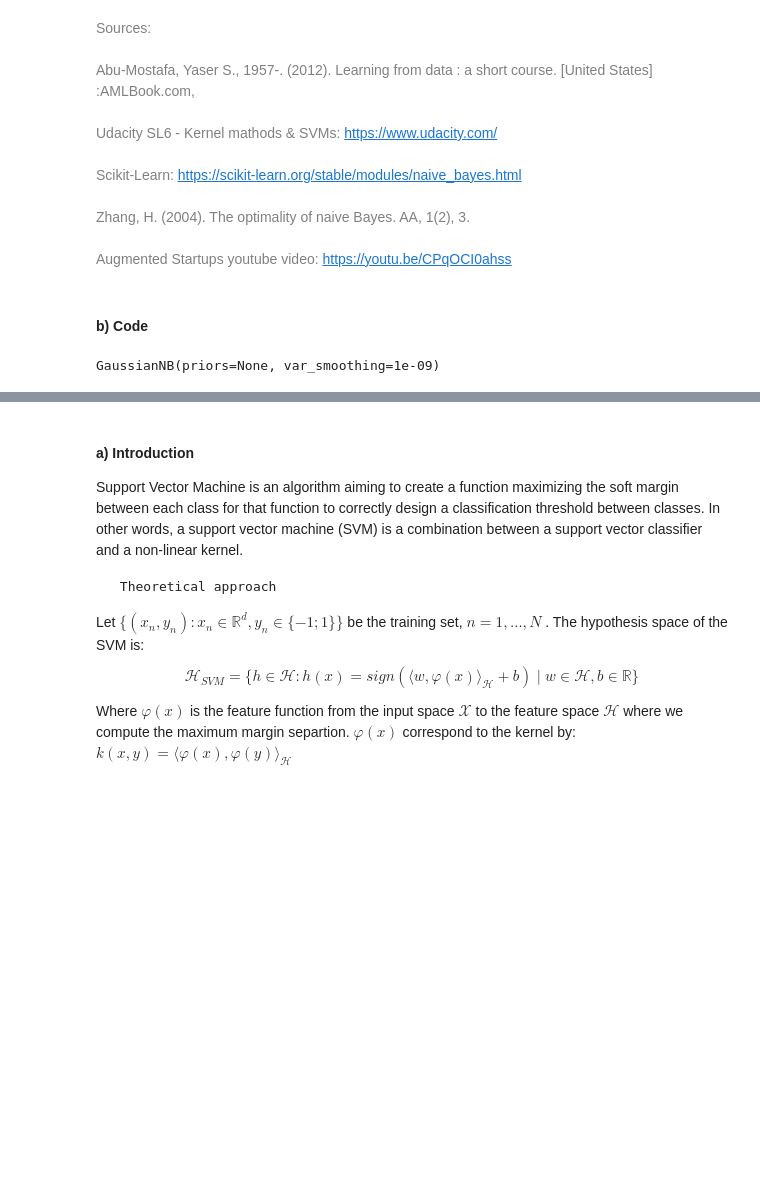
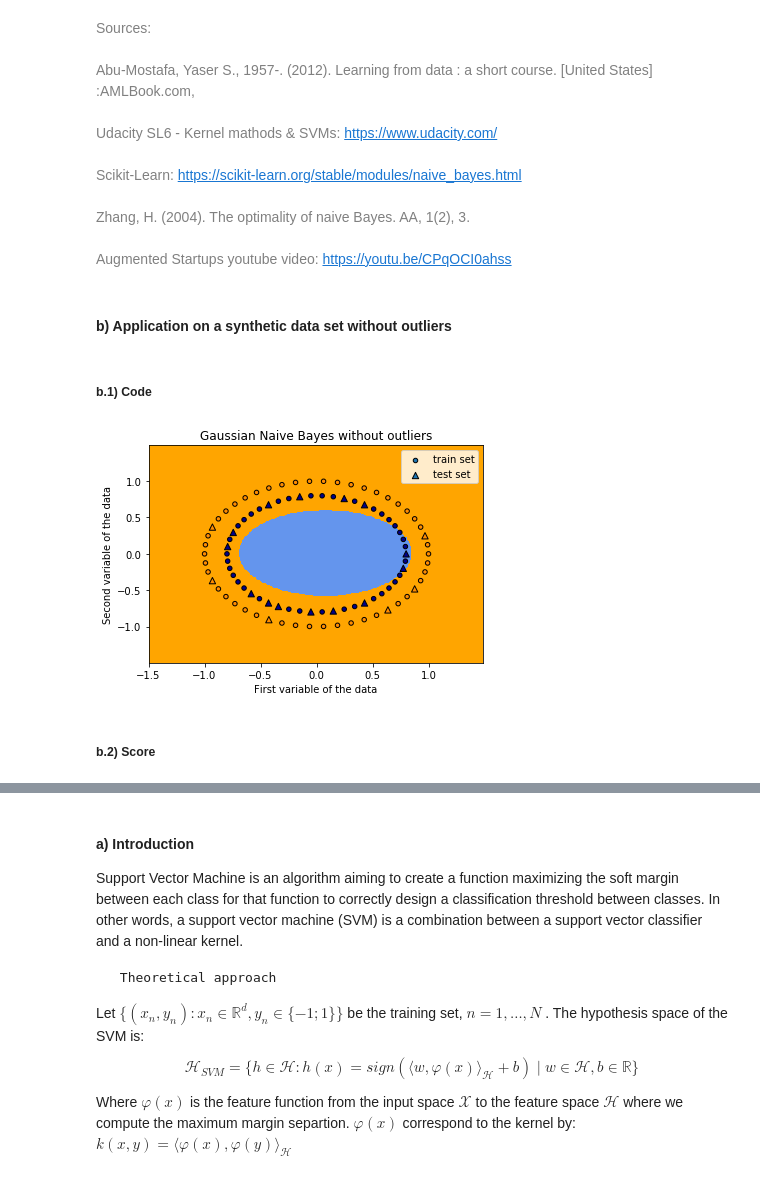
Before and after one commit to sofros/SFML_INFO_F422, a Jupyter notebook: Classification_Notebook.ipynb, the cells around one changed output, grey strips where cells are left out. Saved outputs shown, nothing was run; the diff lists cells and outputs as text; code cells hidden in the pictures; blank space fills up the shorter version.

```diff
--- a/Classification_Notebook.ipynb
+++ b/Classification_Notebook.ipynb
@@ -122,12 +128,41 @@ For every point we want to test $x_{test}$ , we compute $h(x_{test}) = \operator
 <br><br> <font color="gray">Scikit-Learn: https://scikit-learn.org/stable/modules/naive_bayes.html</font>
 <br><br> <font color="gray">Zhang, H. (2004). The optimality of naive Bayes. AA, 1(2), 3.</font>
 <br><br> <font color="gray">Augmented Startups youtube video: https://youtu.be/CPqOCI0ahss</font>
+# %% [markdown]
+#### b) Application on a synthetic data set without outliers
 # %% [markdown]
-#### b) Code
+##### b.1) Code
-# %%
-from sklearn.naive_bayes import GaussianNB
-
-GNB = GaussianNB()
-GNB.fit(x_train, y_train)
-# %% [output]
-GaussianNB(priors=None, var_smoothing=1e-09)
+# %%
+from sklearn.naive_bayes import GaussianNB
+
+# model building
+GNB = GaussianNB()
+GNB.fit(x_train, y_train)
+
+#Plot part
+cmap_area = ListedColormap(['orange', 'cornflowerblue'])
+cmap_point = ListedColormap(['darkorange', 'darkblue'])
+
+x_min, x_max = X[:, 0].min() -0.5, X[:, 0].max() +0.5
+y_min, y_max = X[:, 1].min() -0.5, X[:, 1].max() +0.5
+xx, yy = np.meshgrid(np.arange(x_min, x_max, 0.01),np.arange(y_min, y_max, 0.01))
+Z = GNB.predict(np.c_[xx.ravel(), yy.ravel()])
+
+## Put area prediction into a color classe
+Z = Z.reshape(xx.shape)
+plt.figure()
+plt.pcolormesh(xx, yy, Z, cmap=cmap_area)
+
+## Plot all the data points
+plt.scatter(x_train[:, 0], x_train[:, 1], c=y_train, edgecolor="black", cmap=cmap_point, s=20, label="train set")
+plt.scatter(x_test[:,0], x_test[:,1], c=y_test, edgecolor="black",marker = '^', cmap=cmap_point, s=40, label="test set")
+
+plt.xlabel("First variable of the data")
+plt.ylabel("Second variable of the data")
+plt.title("Gaussian Naive Bayes without outliers")
+plt.legend()
+plt.show()
+# %% [output]
+[figure, added]
+# %% [markdown]
+##### b.2) Score
```
Also changed, not shown: parts of 120 cells of this notebook, 1 other file.
